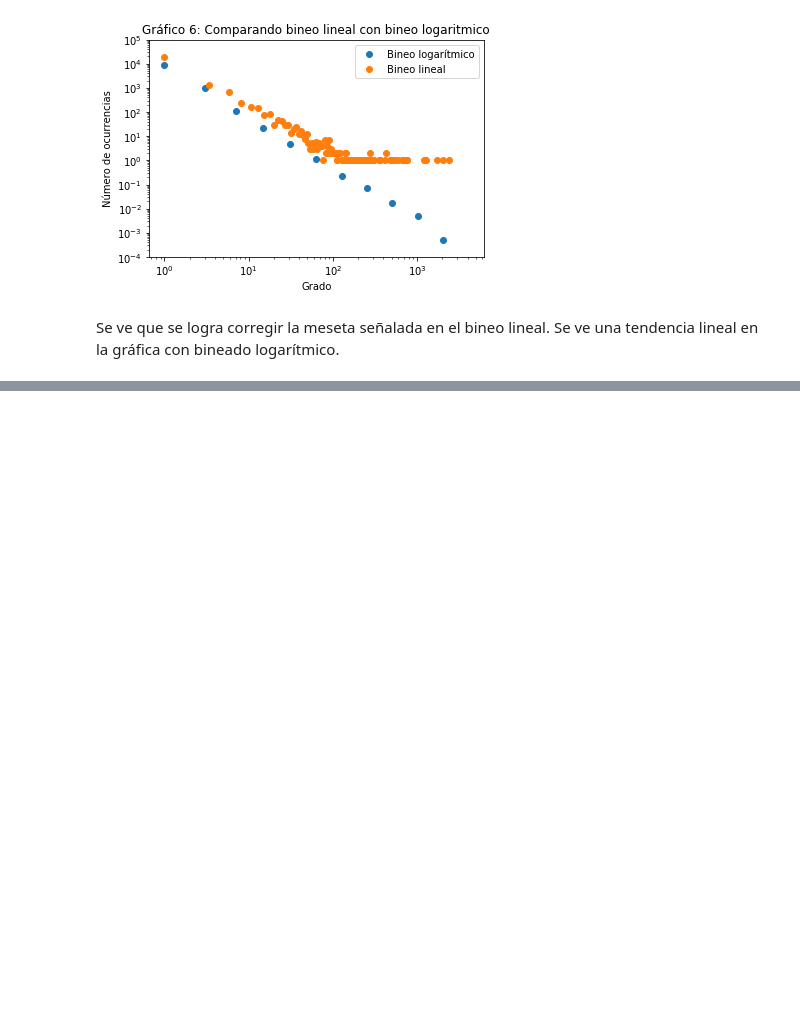
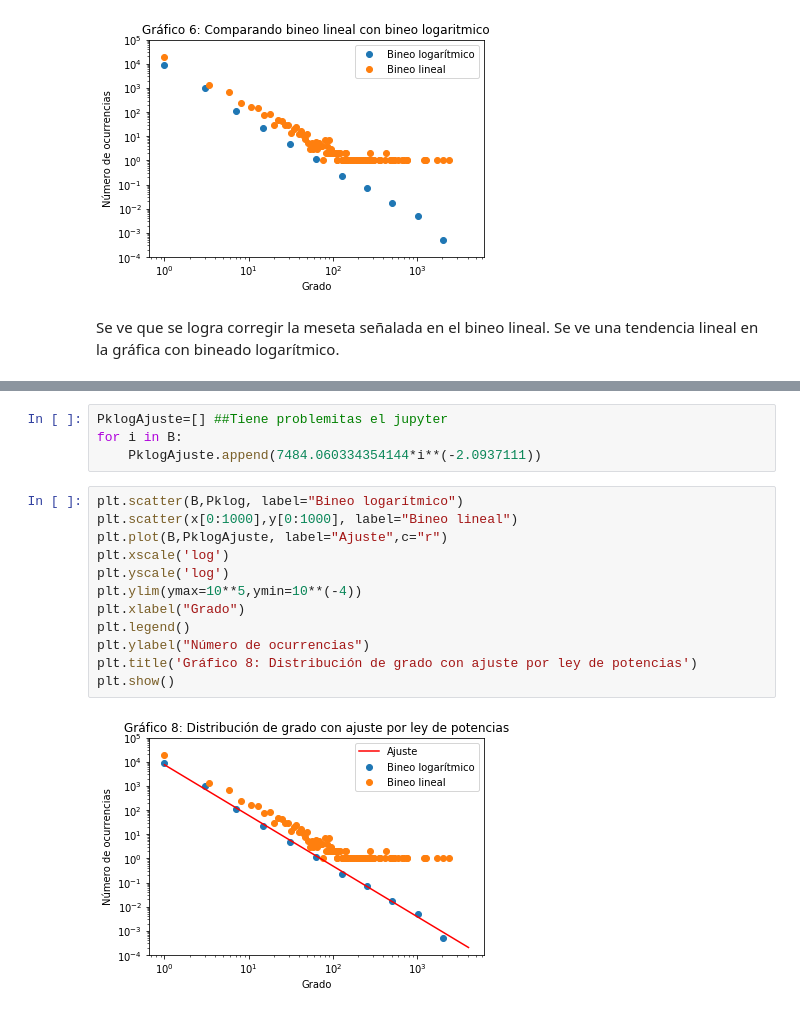
Before and after one commit to vms10/redestcs, a Jupyter notebook: Ejercicio3.ipynb, the cells around one changed output, grey strips where cells are left out. Saved outputs shown, nothing was run; the diff lists cells and outputs as text; blank space fills up the shorter version.

```diff
--- a/Ejercicio3.ipynb
+++ b/Ejercicio3.ipynb
@@ -191,0 +217,18 @@ array([1.   , 3.389, 5.778, 8.167])
+# %%
+PklogAjuste=[] ##Tiene problemitas el jupyter
+for i in B:
+    PklogAjuste.append(7484.060334354144*i**(-2.0937111))
+# %%
+plt.scatter(B,Pklog, label="Bineo logarítmico")
+plt.scatter(x[0:1000],y[0:1000], label="Bineo lineal")
+plt.plot(B,PklogAjuste, label="Ajuste",c="r")
+plt.xscale('log')
+plt.yscale('log')
+plt.ylim(ymax=10**5,ymin=10**(-4))
+plt.xlabel("Grado")
+plt.legend()
+plt.ylabel("Número de ocurrencias")
+plt.title('Gráfico 8: Distribución de grado con ajuste por ley de potencias')
+plt.show()
+# %% [output]
+[figure, added]
```
Also changed, not shown: parts of 10 cells of this notebook.
